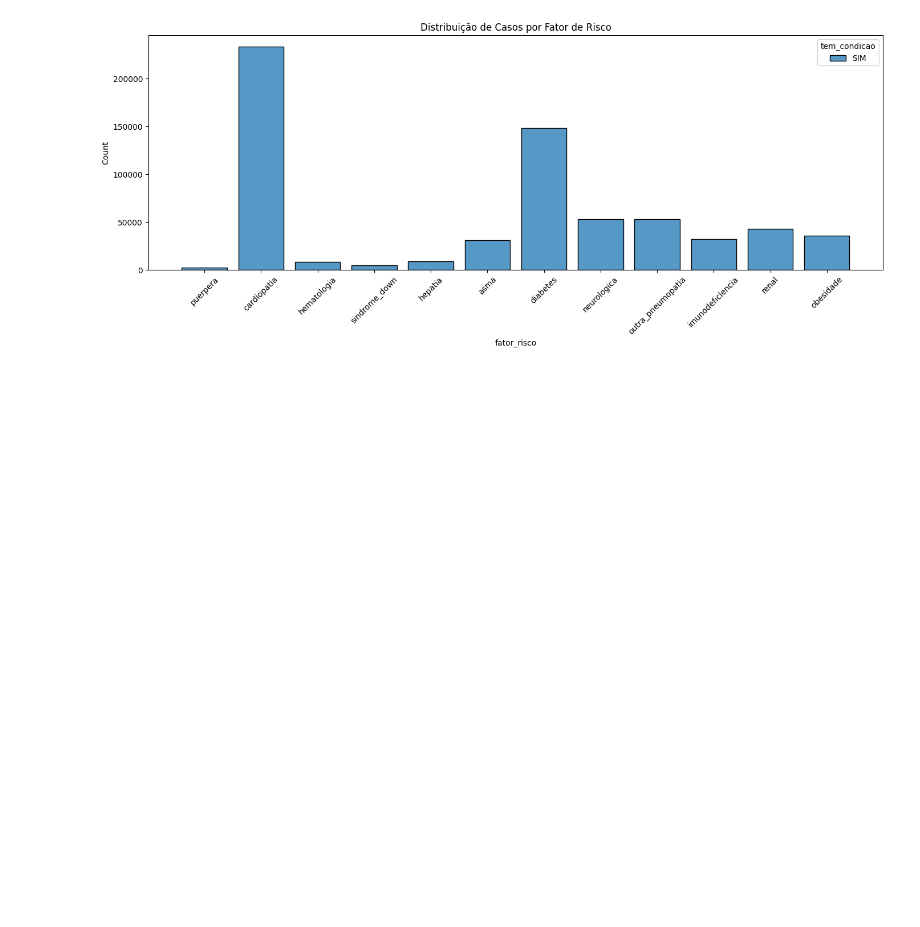
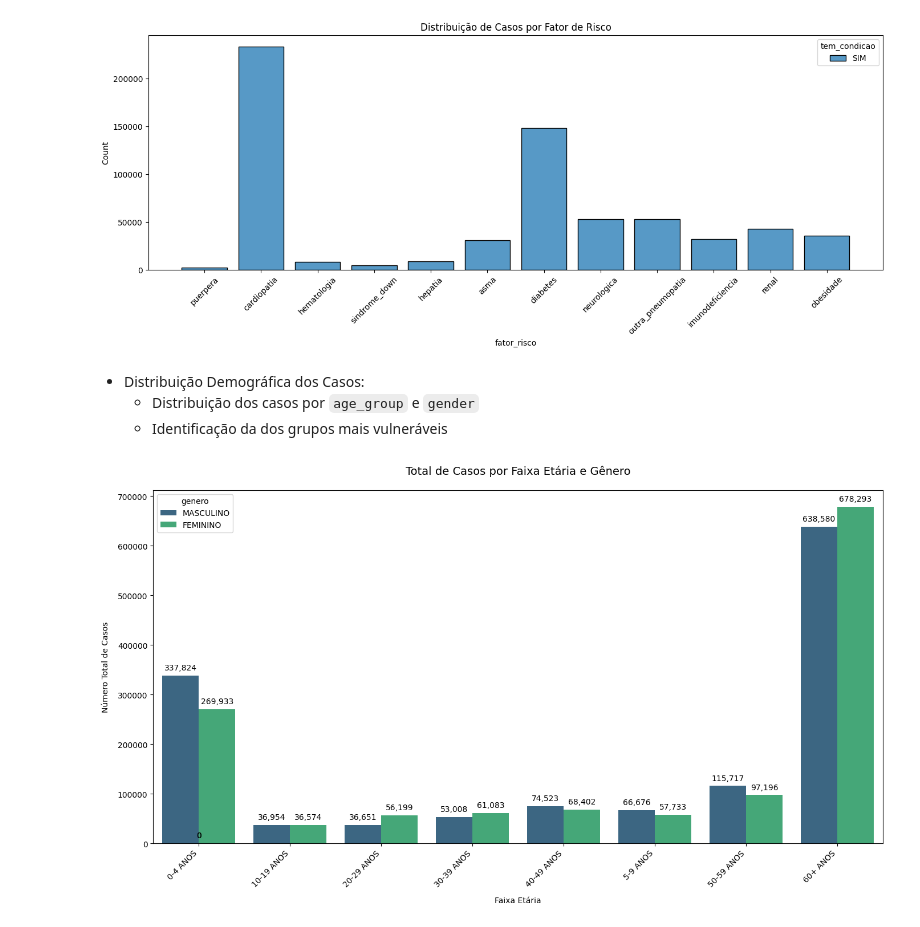
Before and after one commit to guifaraco/analytics-air-quality, a Jupyter notebook: notebooks/graficos_sus.ipynb, the cells around one changed output. Saved outputs shown, nothing was run; the diff lists cells and outputs as text; code cells hidden in the pictures; blank space fills up the shorter version.

```diff
--- a/notebooks/graficos_sus.ipynb
+++ b/notebooks/graficos_sus.ipynb
@@ -269,3 +270,7 @@ plt.tight_layout()
 plt.show()
 # %% [output]
 [figure]
+# %% [markdown]
+* Distribuição Demográfica dos Casos:
+    - Distribuição dos casos por `age_group` e `gender`
+    - Identificação da dos grupos mais vulneráveis
@@ -271,0 +298,30 @@ plt.show()
+# %%
+plt.figure(figsize=(14, 8))
+ax = sns.barplot(data=df,
+                x='faixa_etaria',
+                y='numero_total_casos',
+                palette='viridis',
+                hue='genero',
+                errorbar=None)
+
+# Adicionando os valores nas barras
+for p in ax.patches:
+    ax.annotate(f'{int(p.get_height()):,}',  # Formata com separador de milhar
+                (p.get_x() + p.get_width() / 2., p.get_height()),
+                ha='center', va='center',
+                xytext=(0, 10),
+                textcoords='offset points',
+                fontsize=10,
+                color='black')
+
+# Melhorando a visualização
+plt.title('Total de Casos por Faixa Etária e Gênero', pad=20, fontsize=14)
+plt.xlabel('Faixa Etária', labelpad=10)
+plt.ylabel('Número Total de Casos', labelpad=10)
+plt.xticks(rotation=45, ha='right')
+# plt.grid(axis='y', linestyle='--', alpha=0.7)
+
+plt.tight_layout()
+plt.show()
+# %% [output]
+[figure, added]
```
Also changed, not shown: parts of 8 cells of this notebook, 4 other files.
